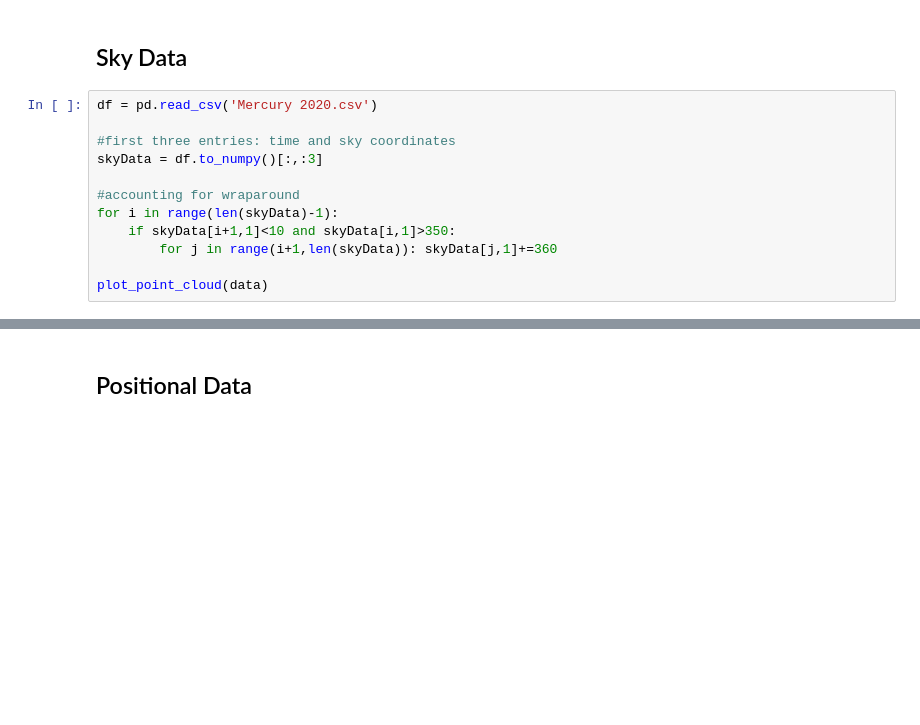
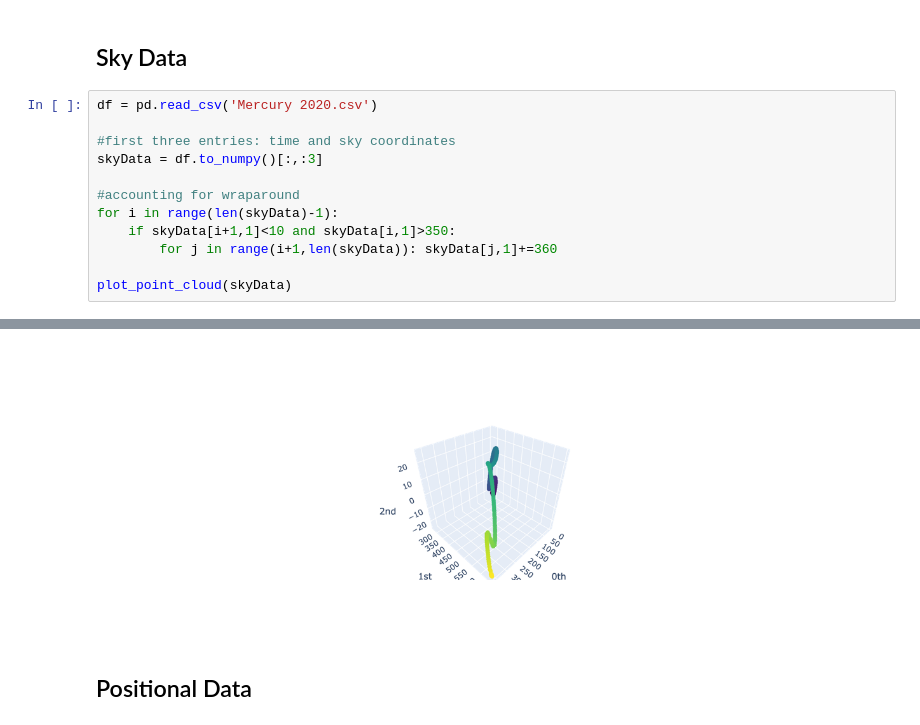
Before and after one commit to andrew-yarmola/topological-data-analysis, a Jupyter notebook: orbital_data/Orbit visualizer.ipynb, the cells around one changed output, grey strips where cells are left out. Cells and saved outputs as stored; diff of their text form; blank space fills up the shorter version.

```diff
--- a/orbital_data/Orbit visualizer.ipynb
+++ b/orbital_data/Orbit visualizer.ipynb
@@ -17,17 +17,18 @@ from gtda.plotting import plot_point_cloud
 # %%
 df = pd.read_csv('Mercury 2020.csv')
 
 #first three entries: time and sky coordinates
 skyData = df.to_numpy()[:,:3]
 
 #accounting for wraparound
 for i in range(len(skyData)-1):
     if skyData[i+1,1]<10 and skyData[i,1]>350:
         for j in range(i+1,len(skyData)): skyData[j,1]+=360
 
-plot_point_cloud(data)
+plot_point_cloud(skyData)
 # %% [output]
 [interactive output not drawn]
+[figure, added]
 # %% [markdown]
 ## Positional Data
 # %%
```
Also changed, not shown: parts of 2 cells of this notebook, 3 other files.
